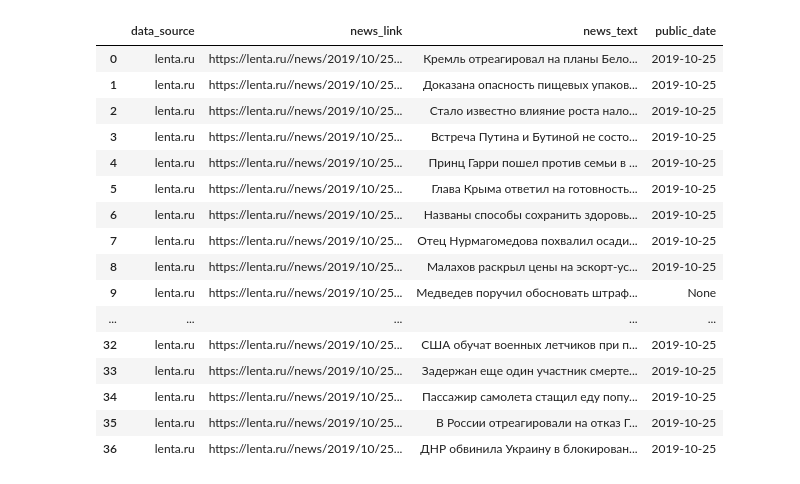
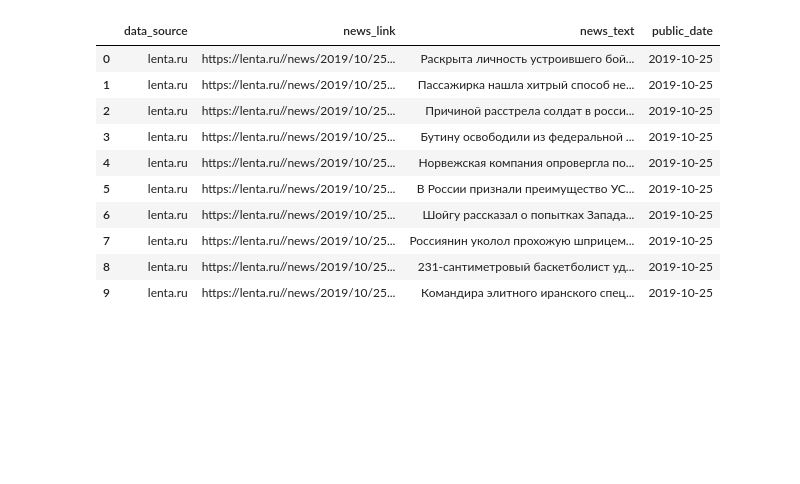
Before and after one commit to podoynitsyn-va/Parsing-and-Scrapping-data, a Jupyter notebook: Lesson_4/Parsing_news_Lenta_Mail.ipynb, the cells around one changed output. Saved outputs shown, nothing was run; the diff lists cells and outputs as text; code cells hidden in the pictures; blank space fills up the shorter version.

```diff
--- a/Lesson_4/Parsing_news_Lenta_Mail.ipynb
+++ b/Lesson_4/Parsing_news_Lenta_Mail.ipynb
@@ -1,28 +20,15 @@
 # %%
-'''
-Урок 4. Парсинг HTML. XPath
-Написать приложение, которое собирает основные новости с сайтов mail.ru, lenta.ru.
-Для парсинга использовать xpath. Структура данных должна содержать:
-* название источника,
-* наименование новости,
-* ссылку на новость,
-* дата публикации
-'''
-
-import requests
-from lxml import html
-import pandas as pd
-import datetime
-
-headers = {'Accept': '*/*',
-            'User-Agent': 'Mozilla/5.0 (Windows NT 10.0; Win64; x64) AppleWebKit/537.36\
-            (KHTML, like Gecko) Chrome/77.0.3865.90 Safari/537.36'}
-
 #импортируем новости из 'lenta.ru'
 
 #можно конечно считать это читерством,
 #но в мобильной версии ленты структура сайта гораздо более простая
 #поэтому возьмём новости из 'm.lenta.ru'
+
+#формируем списки
+list_data_source = []
+list_news_link = []
+list_public_date = []
+list_news_text = []
 
 link = 'https://m.lenta.ru/'
 request = requests.get(link, headers=headers)
@@ -39,11 +45,6 @@ root = html.fromstring(request.text)
 
 result_list = root.xpath('//li[@class="b-list-item b-list-item_news"]//a[starts-with(@href, "/news")]')
 
-#формируем списки
-list_news_link = []
-list_public_date = []
-list_news_text = []
-
 #составим словарь для преобразования месяца
 month_dict = {'января':1,'февраля':2,'марта':3,'апреля':4,'мая':5,'июня':6,'июля':7,
               'августа':8,'сентября':9,'октября':10,'ноября':11,'декабря':12}
@@ -51,11 +52,15 @@ month_dict = {'января':1,'февраля':2,'марта':3,'апреля':
 #наполняем списки данными
 for i in result_list:
 
+    #Источник данных
+    data_source = 'lenta.ru'
+    list_data_source.append(data_source)
+
     #Ссылка на новость
     try:
         news_link = 'https://lenta.ru/' + i.xpath('./@href')[0]
     except Exception as e:
-        print(str(e))
+        print(str(i) + ': '+ str(e))
         news_link = None
     list_news_link.append(news_link)
 
@@ -63,7 +68,7 @@ for i in result_list:
     try:
         news_text = i.xpath('./span[@class="b-list-item__title"]/text()')[0]
     except Exception as e:
-        print(str(e))
+        print(news_link + ' : '+ str(e))
         news_text = None
     list_news_text.append(news_text)
 
@@ -73,16 +78,16 @@ for i in result_list:
         date = public_date_string.split()
         public_date =  datetime.date(int(date[2]), month_dict.get(date[1]), int(date[0]))
     except Exception as e:
-        print(str(e))
-        public_date = None
+        #Перейдём на саму страницу новости:
+        link = news_link
+        request = requests.get(link, headers=headers)
+        root = html.fromstring(request.text)
+        public_date = root.xpath('//div[@class ="b-topic__info"]/time[@ class ="g-date"]/@datetime')[0].split('T')[0]
     list_public_date.append(public_date)
 
-news = pd.DataFrame({'data_source':'lenta.ru',
+news_lenta = pd.DataFrame({'data_source':list_data_source,
                      'news_link':list_news_link,
                      'news_text':list_news_text,
                      'public_date':list_public_date})
-
-news
-
-# mail.ru сейчас доделываю :)
+news_lenta.head(10)
 # %% [output]
@@ -96,17 +94,11 @@ list index out of range
 |  | data_source | news_link | news_text | public_date |
-| 0 | lenta.ru | https://lenta.ru//news/2019/10/25... | Кремль отреагировал на планы Бело... | 2019-10-25 |
-| 1 | lenta.ru | https://lenta.ru//news/2019/10/25... | Доказана опасность пищевых упаков... | 2019-10-25 |
-| 2 | lenta.ru | https://lenta.ru//news/2019/10/25... | Стало известно влияние роста нало... | 2019-10-25 |
-| 3 | lenta.ru | https://lenta.ru//news/2019/10/25... | Встреча Путина и Бутиной не состо... | 2019-10-25 |
-| 4 | lenta.ru | https://lenta.ru//news/2019/10/25... | Принц Гарри пошел против семьи в ... | 2019-10-25 |
-| 5 | lenta.ru | https://lenta.ru//news/2019/10/25... | Глава Крыма ответил на готовность... | 2019-10-25 |
-| 6 | lenta.ru | https://lenta.ru//news/2019/10/25... | Названы способы сохранить здоровь... | 2019-10-25 |
-| 7 | lenta.ru | https://lenta.ru//news/2019/10/25... | Отец Нурмагомедова похвалил осади... | 2019-10-25 |
-| 8 | lenta.ru | https://lenta.ru//news/2019/10/25... | Малахов раскрыл цены на эскорт-ус... | 2019-10-25 |
-| 9 | lenta.ru | https://lenta.ru//news/2019/10/25... | Медведев поручил обосновать штраф... | None |
-| ... | ... | ... | ... | ... |
-| 32 | lenta.ru | https://lenta.ru//news/2019/10/25... | США обучат военных летчиков при п... | 2019-10-25 |
-| 33 | lenta.ru | https://lenta.ru//news/2019/10/25... | Задержан еще один участник смерте... | 2019-10-25 |
-| 34 | lenta.ru | https://lenta.ru//news/2019/10/25... | Пассажир самолета стащил еду попу... | 2019-10-25 |
-| 35 | lenta.ru | https://lenta.ru//news/2019/10/25... | В России отреагировали на отказ Г... | 2019-10-25 |
-| 36 | lenta.ru | https://lenta.ru//news/2019/10/25... | ДНР обвинила Украину в блокирован... | 2019-10-25 |
+| 0 | lenta.ru | https://lenta.ru//news/2019/10/25... | Раскрыта личность устроившего бой... | 2019-10-25 |
+| 1 | lenta.ru | https://lenta.ru//news/2019/10/25... | Пассажирка нашла хитрый способ не... | 2019-10-25 |
+| 2 | lenta.ru | https://lenta.ru//news/2019/10/25... | Причиной расстрела солдат в росси... | 2019-10-25 |
+| 3 | lenta.ru | https://lenta.ru//news/2019/10/25... | Бутину освободили из федеральной ... | 2019-10-25 |
+| 4 | lenta.ru | https://lenta.ru//news/2019/10/25... | Норвежская компания опровергла по... | 2019-10-25 |
+| 5 | lenta.ru | https://lenta.ru//news/2019/10/25... | В России признали преимущество УС... | 2019-10-25 |
+| 6 | lenta.ru | https://lenta.ru//news/2019/10/25... | Шойгу рассказал о попытках Запада... | 2019-10-25 |
+| 7 | lenta.ru | https://lenta.ru//news/2019/10/25... | Россиянин уколол прохожую шприцем... | 2019-10-25 |
+| 8 | lenta.ru | https://lenta.ru//news/2019/10/25... | 231-сантиметровый баскетболист уд... | 2019-10-25 |
+| 9 | lenta.ru | https://lenta.ru//news/2019/10/25... | Командира элитного иранского спец... | 2019-10-25 |
```
Also changed, not shown: parts of 4 cells of this notebook.
